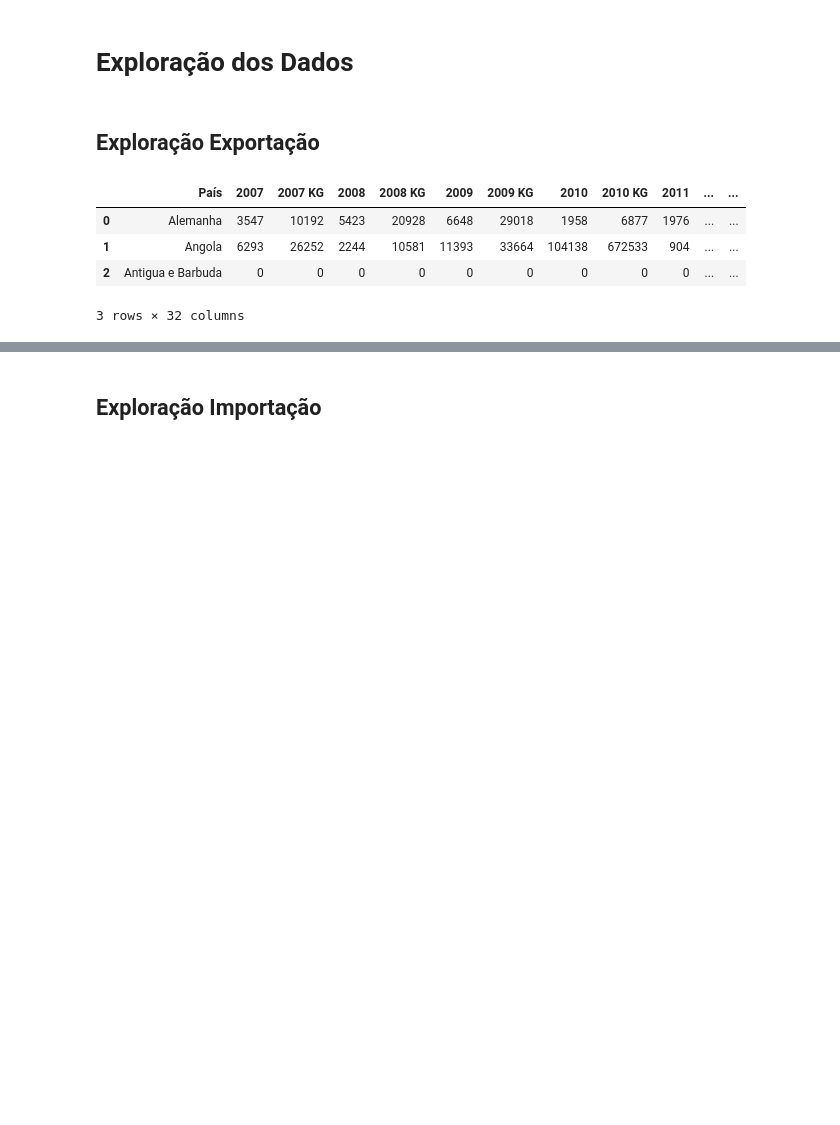
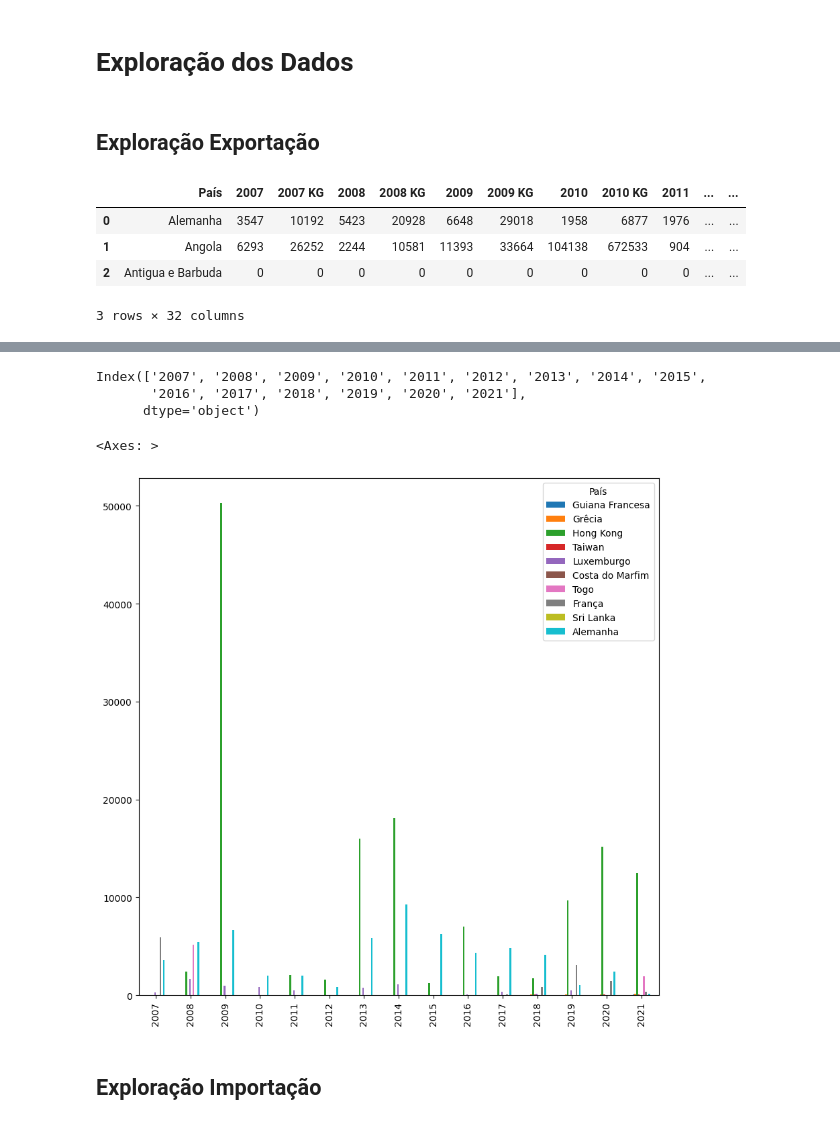
Before and after one commit to almeida25/data_analysis_vinicula, a Jupyter notebook: vinicula.ipynb, the cells around one changed output, grey strips where cells are left out. Cells and saved outputs as stored; diff of their text form; code cells hidden in the pictures; blank space fills up the shorter version.

```diff
--- a/vinicula.ipynb
+++ b/vinicula.ipynb
@@ -173,3 +173,6 @@ df_exp_geral.head(3)
 | 1 | Angola | 6293 | 26252 | 2244 | 10581 | 11393 | 33664 | 104138 | 672533 | 904 | ... | ... |
 | 2 | Antigua e Barbuda | 0 | 0 | 0 | 0 | 0 | 0 | 0 | 0 | 0 | ... | ... |
 3 rows × 32 columns
+# %%
+colunas_periodos_exportacao = df_exp_geral.columns[1::2].to_list()
+colunas_periodos_exportacao.insert(0, df_exp_geral.columns[0])
@@ -176,2 +197,19 @@ df_exp_geral.head(3)
+# %%
+df_periodos_exportacao = df_exp_geral[colunas_periodos_exportacao].copy()
+# %%
+df_periodos_exportacao = df_periodos_exportacao.drop(columns="Produto")
+# %%
+df_periodos_exportacao.columns[1:]
+# %% [output]
+Index(['2007', '2008', '2009', '2010', '2011', '2012', '2013', '2014', '2015',
+       '2016', '2017', '2018', '2019', '2020', '2021'],
+      dtype='object')
+# %%
+df_periodos_exportacao.set_index("País", inplace=True)
+# %%
+df_periodos_exportacao.sample(10).T.plot(kind='bar', figsize=(10,10))
+# %% [output]
+<Axes: >
+[figure, added]
 # %% [markdown]
 ## Exploração Importação
```
Also changed, not shown: parts of 18 cells of this notebook.
